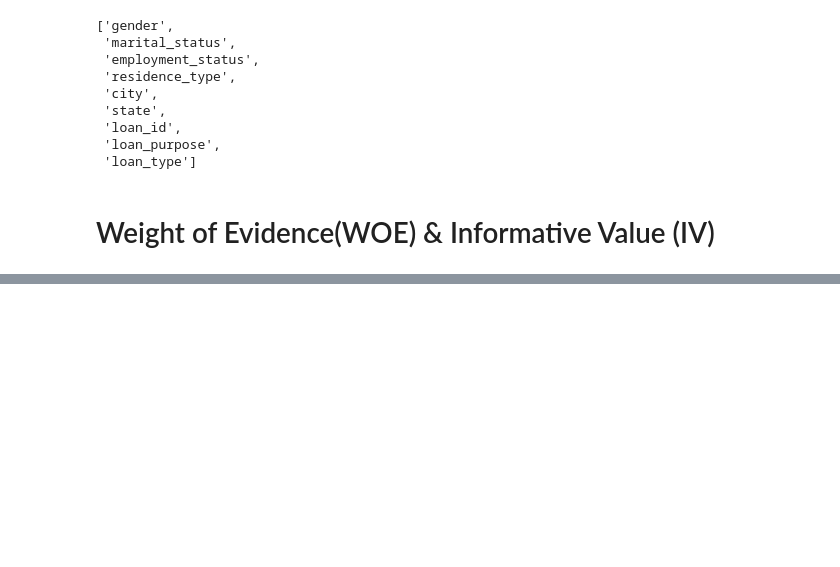
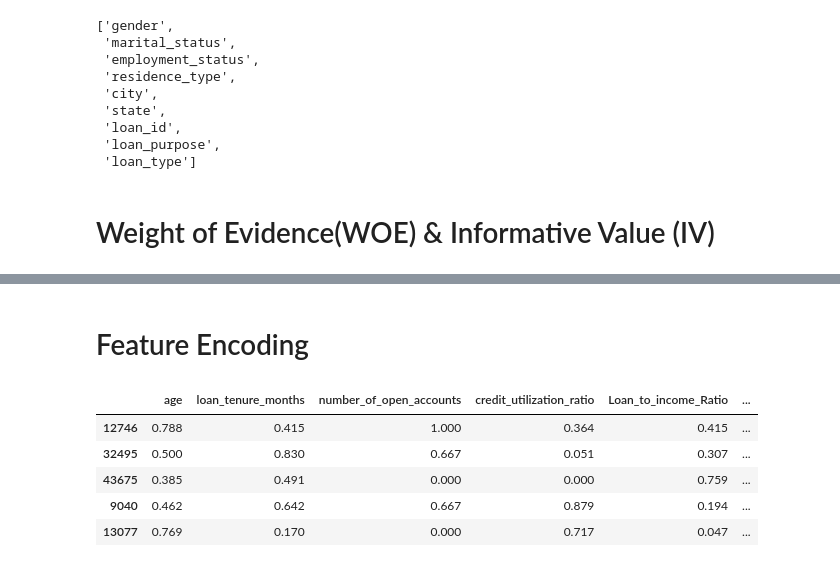
Before and after one commit to praghi/Credit_Risk_Modelling_Prediction, a Jupyter notebook: creditriskprediction.ipynb, the cells around one changed output, grey strips where cells are left out. Cells and saved outputs as stored; diff of their text form; code cells hidden in the pictures; blank space fills up the shorter version.

```diff
--- a/creditriskprediction.ipynb
+++ b/creditriskprediction.ipynb
@@ -721,0 +825,2 @@ columns_categorical
+# %% [markdown]
+# Feature Encoding
@@ -721,0 +835,9 @@ columns_categorical
+# %%
+X_train_encoded.head(5)
+# %% [output]
+|  | age | loan_tenure_months | number_of_open_accounts | credit_utilization_ratio | Loan_to_income_Ratio | ... |
+| 12746 | 0.788 | 0.415 | 1.000 | 0.364 | 0.415 | ... |
+| 32495 | 0.500 | 0.830 | 0.667 | 0.051 | 0.307 | ... |
+| 43675 | 0.385 | 0.491 | 0.000 | 0.000 | 0.759 | ... |
+| 9040 | 0.462 | 0.642 | 0.667 | 0.879 | 0.194 | ... |
+| 13077 | 0.769 | 0.170 | 0.000 | 0.717 | 0.047 | ... |
```
Also changed, not shown: parts of 25 cells of this notebook.
